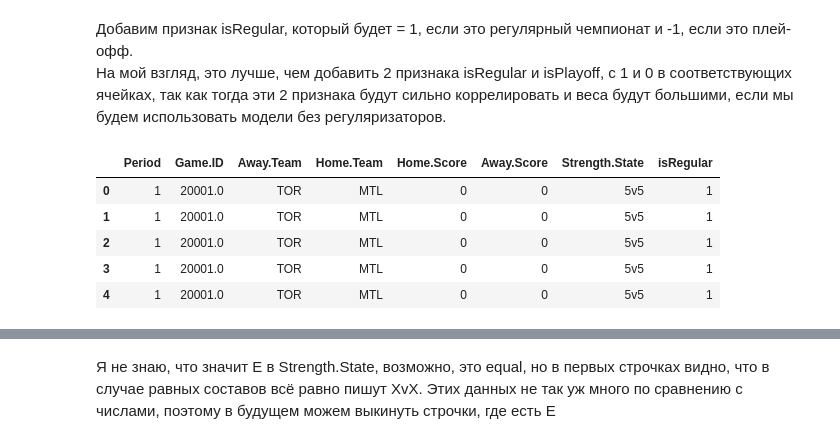
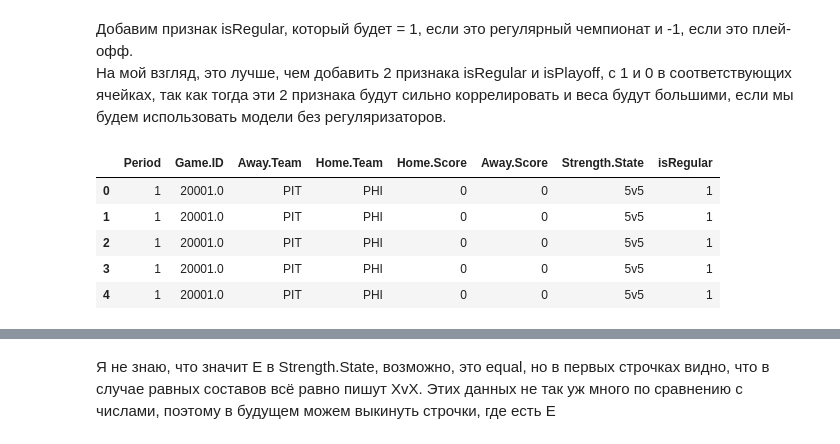
Before and after one commit to rtriangle/ICEBERG-test, a Jupyter notebook: ICEBERG-task1.ipynb, the cells around one changed output, grey strips where cells are left out. Saved outputs shown, nothing was run; the diff lists cells and outputs as text; code cells hidden in the pictures.

```diff
--- a/ICEBERG-task1.ipynb
+++ b/ICEBERG-task1.ipynb
@@ -74,0 +108,3 @@ Counter({20132014: 2526505})
+# %%
+data2013_2014_useful["Game.ID"] = data2013_2014_useful["Game.ID"] * 2
+data2014_2015_useful["Game.ID"] = data2014_2015_useful["Game.ID"] * 4
@@ -74,0 +122,3 @@ Counter({20132014: 2526505})
+# %%
+frames = [data2012_2013_useful, data2013_2014_useful, data2014_2015_useful]
+data_all_years_useful = pd.concat(frames)
@@ -89,5 +143,5 @@ Counter({'1': 572493, '3': 556499, '2': 532299, 1: 284185, 3: 270162, 2: 263560,
 # %%
 di = {'1': 1, '2': 2, '3': 3, '4': 4, '5': 4, '6': 4, 'OT': 4, 5: 4, 6: 4, np.nan: 4}
 # %%
-data2013_2014_useful = data2013_2014_useful.replace({"Period": di})
+data_all_years_useful = data_all_years_useful.replace({"Period": di})
 # %%
@@ -108,15 +162,15 @@ del data2013_2014_useful["Score.State"]
 Добавим признак isRegular, который будет = 1, если это регулярный чемпионат и -1, если это плей-офф.
 <br> На мой взгляд, это лучше, чем добавить 2 признака isRegular и isPlayoff, с 1 и 0 в соответствующих ячейках, так как тогда эти 2 признака будут сильно коррелировать и веса будут большими, если мы будем использовать модели без регуляризаторов.
 # %%
-data2013_2014_useful['isRegular'] = np.where(data2013_2014_useful['Season.Type']=='Regular', 1, -1)
-del data2013_2014_useful['Season.Type']
+data_all_years_useful['isRegular'] = np.where(data_all_years_useful['Season.Type']=='Regular', 1, -1)
+del data_all_years_useful['Season.Type']
 # %%
-data2013_2014_useful.head()
+data_all_years_useful.head()
 # %% [output]
 |  | Period | Game.ID | Away.Team | Home.Team | Home.Score | Away.Score | Strength.State | isRegular |
-| 0 | 1 | 20001.0 | TOR | MTL | 0 | 0 | 5v5 | 1 |
-| 1 | 1 | 20001.0 | TOR | MTL | 0 | 0 | 5v5 | 1 |
-| 2 | 1 | 20001.0 | TOR | MTL | 0 | 0 | 5v5 | 1 |
-| 3 | 1 | 20001.0 | TOR | MTL | 0 | 0 | 5v5 | 1 |
-| 4 | 1 | 20001.0 | TOR | MTL | 0 | 0 | 5v5 | 1 |
+| 0 | 1 | 20001.0 | PIT | PHI | 0 | 0 | 5v5 | 1 |
+| 1 | 1 | 20001.0 | PIT | PHI | 0 | 0 | 5v5 | 1 |
+| 2 | 1 | 20001.0 | PIT | PHI | 0 | 0 | 5v5 | 1 |
+| 3 | 1 | 20001.0 | PIT | PHI | 0 | 0 | 5v5 | 1 |
+| 4 | 1 | 20001.0 | PIT | PHI | 0 | 0 | 5v5 | 1 |
 # %%
```
Also changed, not shown: parts of 63 cells of this notebook.
